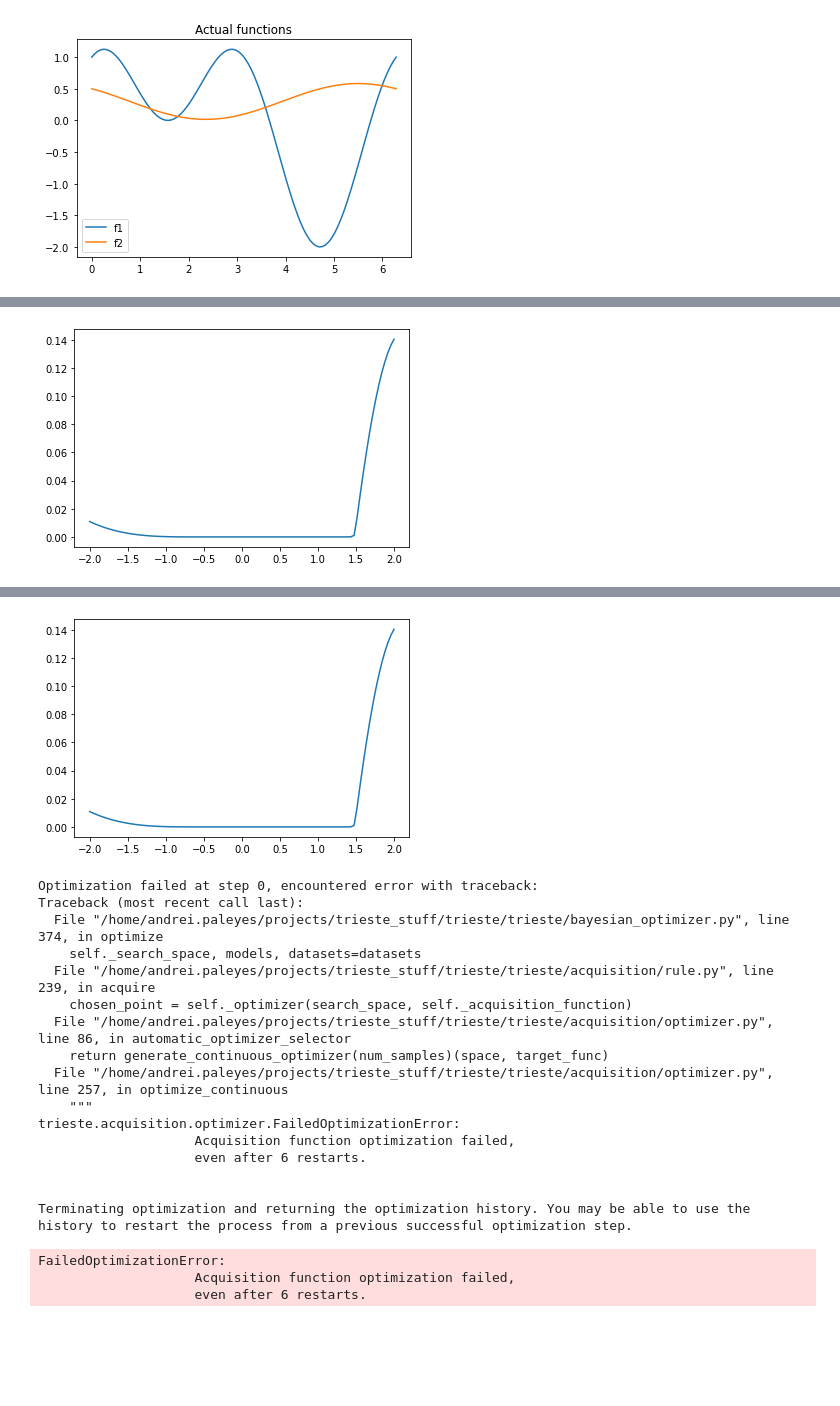
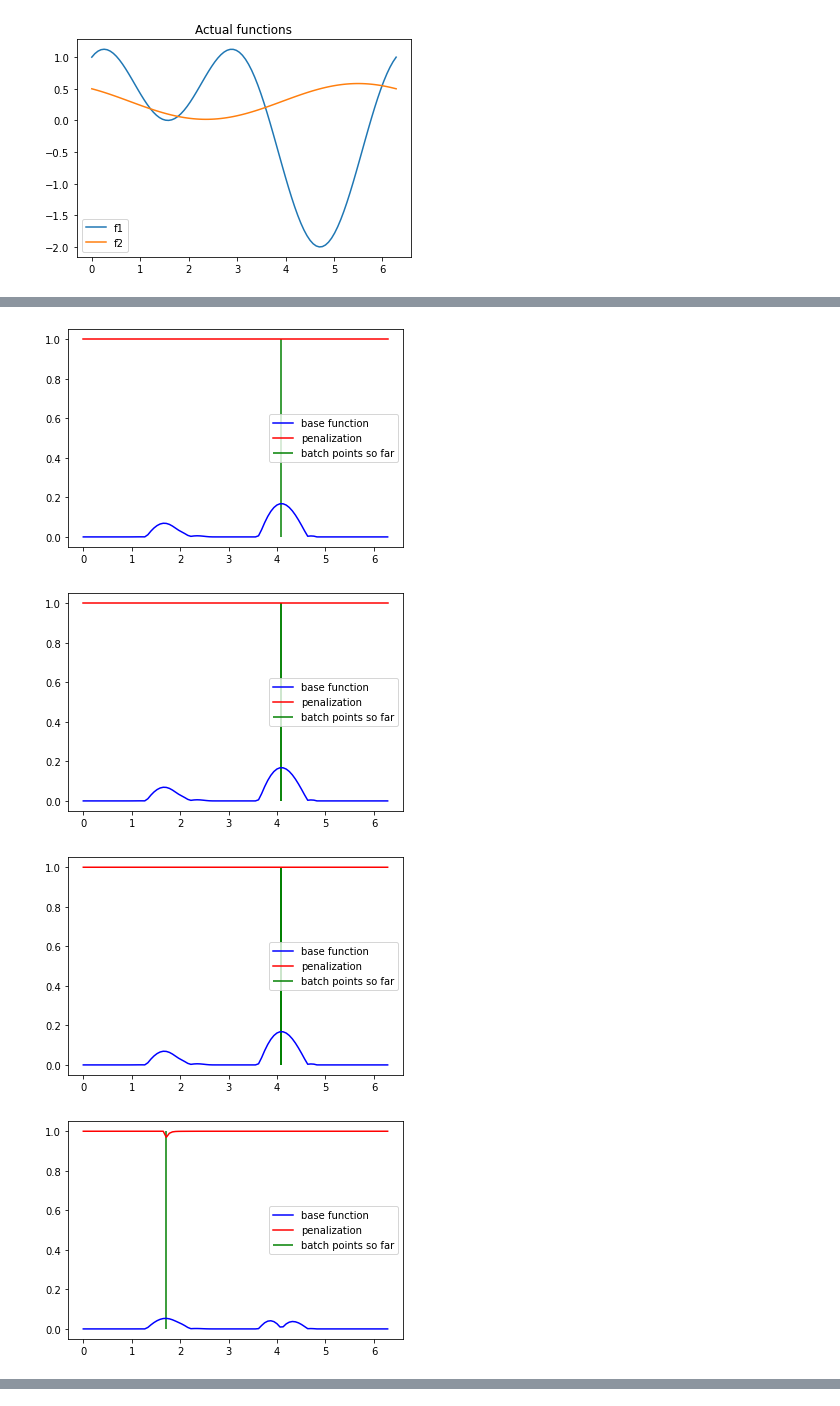
Before and after one commit to apaleyes/trieste, a Jupyter notebook: docs/notebooks/Untitled.ipynb, the cells around one changed output, grey strips where cells are left out. Drawn from its saved outputs; the diff is of its cells as text; code cells hidden in the pictures; blank space fills up the shorter version.

Commit message:
Finished implementation, some plots

```diff
--- a/docs/notebooks/Untitled.ipynb
+++ b/docs/notebooks/Untitled.ipynb
@@ -112,8 +129,10 @@ acq_function = MOLocalPenalizationAcquisitionFunction().using(OBJECTIVE)
 acq_rule = EfficientGlobalOptimization(acq_function, num_query_points=num_query_points)
 model = build_stacked_independent_objectives_model(initial_data[OBJECTIVE])
 # %%
-dataset = (BayesianOptimizer(observer, search_space)
-        .optimize(2, initial_data, {OBJECTIVE: model}, acq_rule)
-        .try_get_final_datasets()[OBJECTIVE])
+result = BayesianOptimizer(observer, search_space).optimize(2, initial_data, {OBJECTIVE: model}, acq_rule)
+dataset = result.try_get_final_datasets()[OBJECTIVE]
 # %% [output]
-[figure, old version]
+[figure, new version]
+[figure, new version]
+[figure, added]
+[figure, added]
@@ -122,23 +142,3 @@ WARNING:tensorflow:6 out of the last 11 calls to <function expected_hv_improveme
-[figure, old version]
-Optimization failed at step 0, encountered error with traceback:
-Traceback (most recent call last):
-  File "/home/andrei.paleyes/projects/trieste_stuff/trieste/trieste/bayesian_optimizer.py", line 374, in optimize
-    self._search_space, models, datasets=datasets
-  File "/home/andrei.paleyes/projects/trieste_stuff/trieste/trieste/acquisition/rule.py", line 239, in acquire
-    chosen_point = self._optimizer(search_space, self._acquisition_function)
-  File "/home/andrei.paleyes/projects/trieste_stuff/trieste/trieste/acquisition/optimizer.py", line 86, in automatic_optimizer_selector
-    return generate_continuous_optimizer(num_samples)(space, target_func)
-  File "/home/andrei.paleyes/projects/trieste_stuff/trieste/trieste/acquisition/optimizer.py", line 257, in optimize_continuous
-    """
-trieste.acquisition.optimizer.FailedOptimizationError:
-                    Acquisition function optimization failed,
-                    even after 6 restarts.
-
-
-Terminating optimization and returning the optimization history. You may be able to use the history to restart the process from a previous successful optimization step.
-FailedOptimizationError:
-                    Acquisition function optimization failed,
-                    even after 6 restarts.
 # %%
 ref_point = get_reference_point(dataset.observations)
 
```
Also changed, not shown: parts of 5 cells of this notebook, 3 other files.
